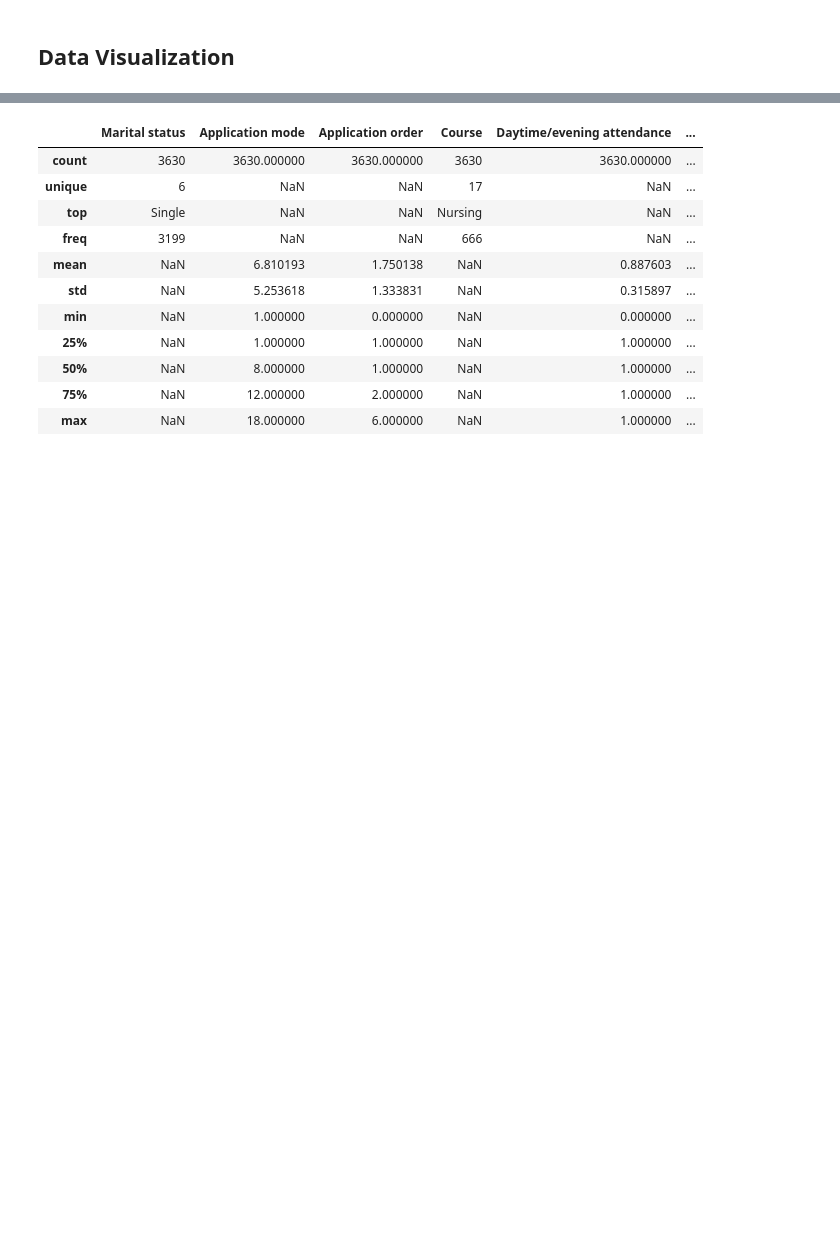
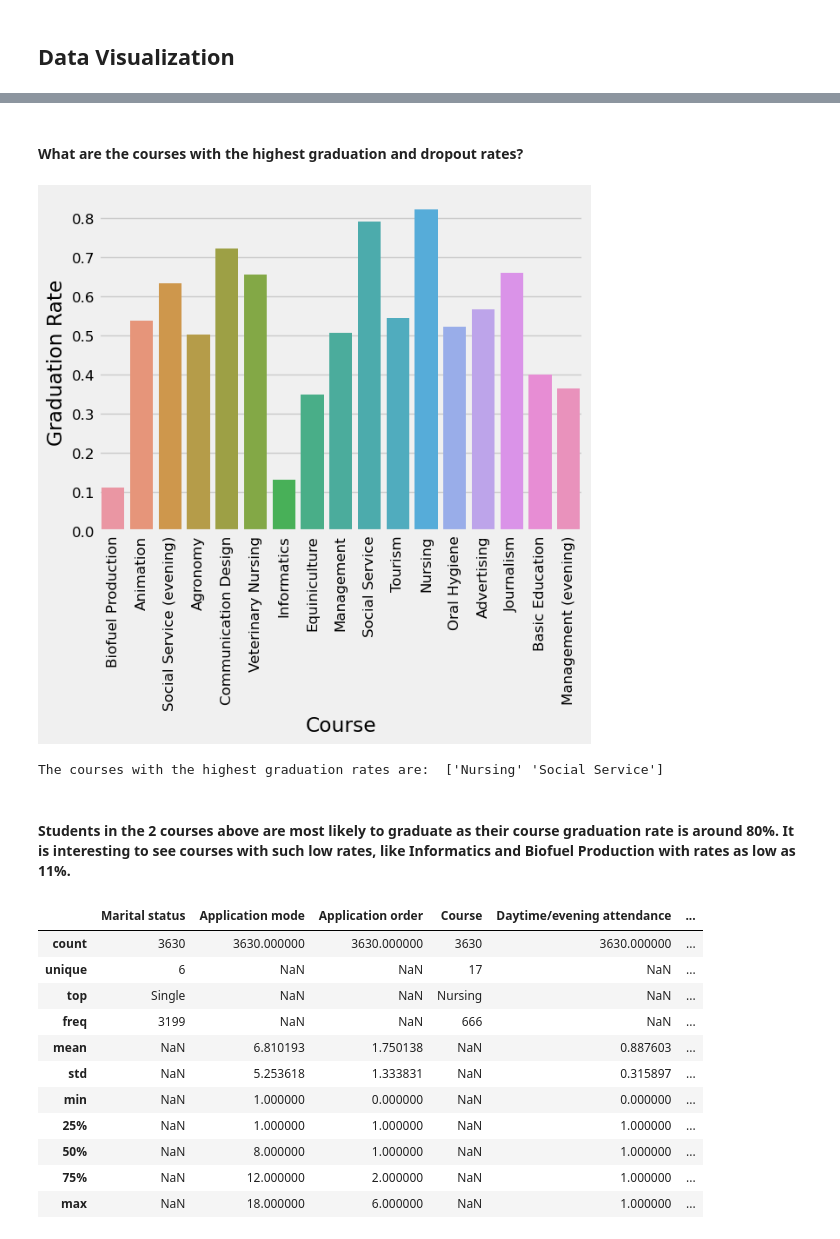
Before and after one commit to drodrigues01/Lab-One-Exploring-Table-Data, a Jupyter notebook: Lab One: Exploring Table Data.ipynb, the cells around one changed output, grey strips where cells are left out. Cells and saved outputs as stored; diff of their text form; code cells hidden in the pictures; blank space fills up the shorter version.

```diff
--- a/Lab One: Exploring Table Data.ipynb
+++ b/Lab One: Exploring Table Data.ipynb
@@ -189,3 +230,45 @@ data = data.drop(columns=["International", 'Nacionality'])
+# %% [markdown]
+#### What are the courses with the highest graduation and dropout rates?
+# %%
+courses_list = ["Biofuel Production", 'Animation', 'Social Service (evening)',
+            'Agronomy', 'Communication Design', 'Veterinary Nursing', 'Informatics',
+            'Equiniculture', 'Management', 'Social Service',
+            'Tourism', 'Nursing', 'Oral Hygiene', 'Advertising', 'Journalism',
+            'Basic Education', 'Management (evening)']
+
+# Group by course and find total number of enrolled students per course
+grouped = data.groupby('Course')
+total = grouped.size().reset_index(name='total')
+# print(total)
+# Find out how many graduated in each course
+graduated = grouped['Target'].apply(lambda x: (x == 'Graduate').sum()).reset_index(name='graduated')
+# Merge results
+result = pd.merge(total, graduated, on='Course')
+result['graduation_rate'] = result['graduated'] / result['total']
+result['course_label'] = courses_list
+
+
+sns.barplot(x='course_label', y='graduation_rate', data=result)
+
+# Add labels to the plot
+plt.xlabel('Course')
+plt.ylabel('Graduation Rate')
+
+# Increase the font size for the labels
+plt.xticks(fontsize=12)
+plt.yticks(fontsize=12)
+
+# Rotate the x-axis labels to avoid overlapping
+plt.xticks(rotation=90)
+
+# Show the plot
+plt.show()
+print('The courses with the highest graduation rates are: ', result.nlargest(2, 'graduation_rate')['course_label'].unique())
+# %% [output]
+[figure, added]
+The courses with the highest graduation rates are:  ['Nursing' 'Social Service']
+# %% [markdown]
+#### Students in the 2 courses above are most likely to graduate as their course graduation rate is around 80%. It is interesting to see courses with such low rates, like Informatics and Biofuel Production with rates as low as 11%.
 # %%
 data
 data_nominal = data.replace({
```
Also changed, not shown: parts of 31 cells of this notebook, 1 other file.
